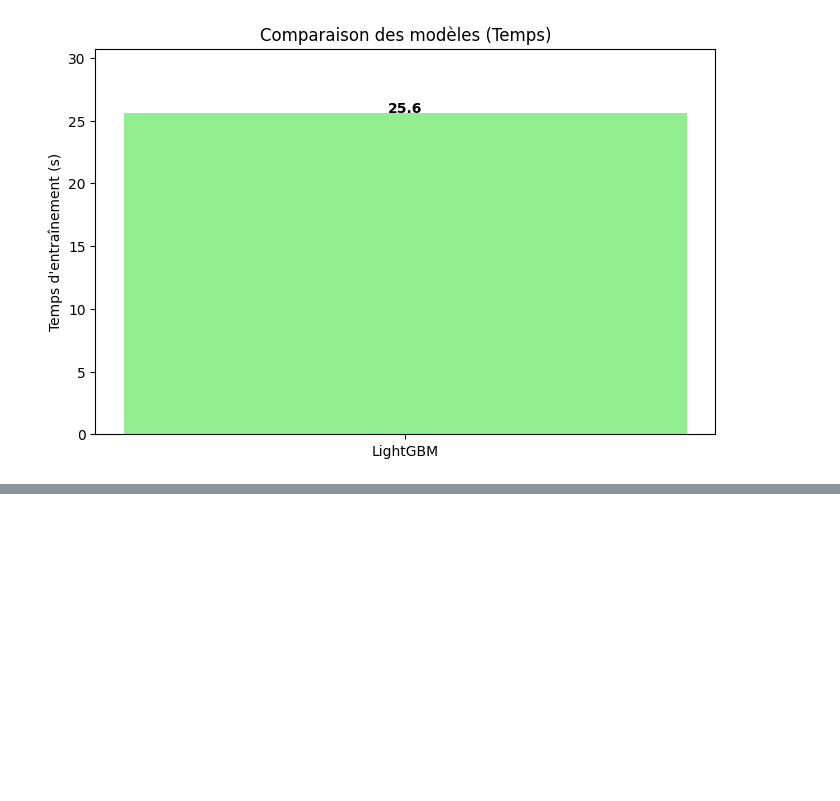
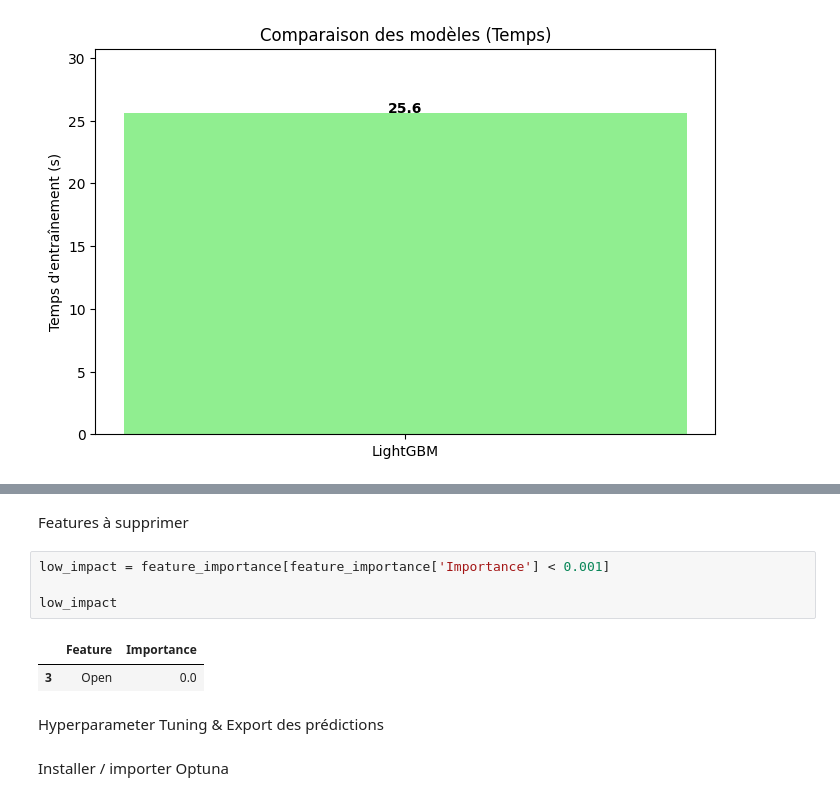
Before and after one commit to Hayerath/PredictRetail-Analytics-Pr-dire-les-ventes-et-piloter-la-performance-d-une-cha-ne-de-distribution, a Jupyter notebook: Notebook ML.ipynb, the cells around one changed output, grey strips where cells are left out. Saved outputs shown, nothing was run; the diff lists cells and outputs as text; blank space fills up the shorter version.

Commit message:
Analyse des features et Prédictions

```diff
--- a/Notebook ML.ipynb
+++ b/Notebook ML.ipynb
@@ -465,0 +687,13 @@ else:
+# %% [markdown]
+Features à supprimer
+# %%
+low_impact = feature_importance[feature_importance['Importance'] < 0.001]
+
+low_impact
+# %% [output]
+|  | Feature | Importance |
+| 3 | Open | 0.0 |
+# %% [markdown]
+Hyperparameter Tuning & Export des prédictions
+# %% [markdown]
+Installer / importer Optuna
```
Also changed, not shown: parts of 60 cells of this notebook.
